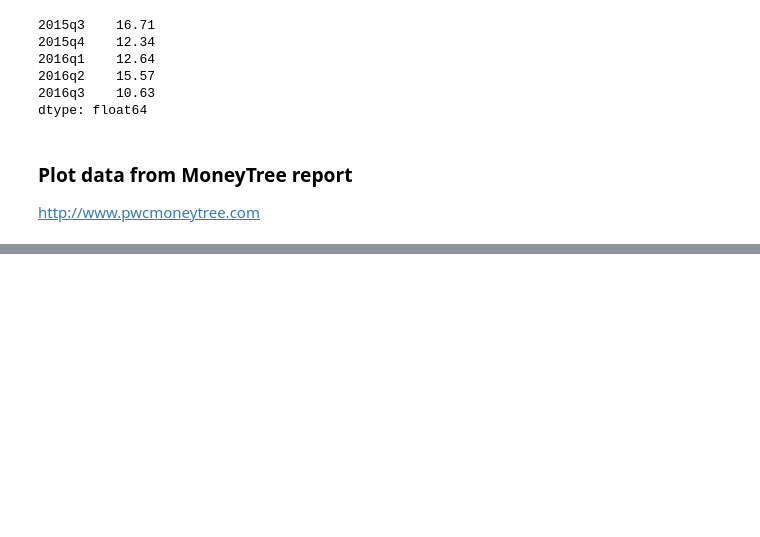
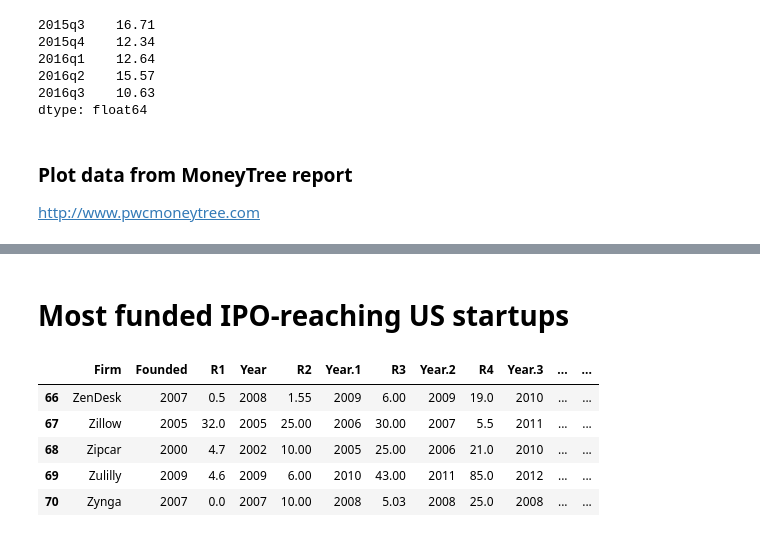
Before and after one commit to DavidDobr/icef_thesis, a Jupyter notebook: dobrinskiy_thesis_v2_october.ipynb, the cells around one changed output, grey strips where cells are left out. Saved outputs shown, nothing was run; the diff lists cells and outputs as text; code cells hidden in the pictures; blank space fills up the shorter version.

Commit message:
Add files via upload
Adding new Dataset, slicing & OLS

```diff
--- a/dobrinskiy_thesis_v2_october.ipynb
+++ b/dobrinskiy_thesis_v2_october.ipynb
@@ -481,0 +258,16 @@ y~X9 -0.95
+# %% [markdown]
+# Most funded IPO-reaching US startups
+# %%
+# data from Founder Collective
+# http://www.foundercollective.com/
+ds = ws.datasets['most_funded_ipo.csv']
+frame = ds.to_dataframe()
+most_funded = frame.copy()
+most_funded.tail()
+# %% [output]
+|  | Firm | Founded | R1 | Year | R2 | Year.1 | R3 | Year.2 | R4 | Year.3 | ... | ... |
+| 66 | ZenDesk | 2007 | 0.5 | 2008 | 1.55 | 2009 | 6.00 | 2009 | 19.0 | 2010 | ... | ... |
+| 67 | Zillow | 2005 | 32.0 | 2005 | 25.00 | 2006 | 30.00 | 2007 | 5.5 | 2011 | ... | ... |
+| 68 | Zipcar | 2000 | 4.7 | 2002 | 10.00 | 2005 | 25.00 | 2006 | 21.0 | 2010 | ... | ... |
+| 69 | Zulilly | 2009 | 4.6 | 2009 | 6.00 | 2010 | 43.00 | 2011 | 85.0 | 2012 | ... | ... |
+| 70 | Zynga | 2007 | 0.0 | 2007 | 10.00 | 2008 | 5.03 | 2008 | 25.0 | 2008 | ... | ... |
```
Also changed, not shown: parts of 63 cells of this notebook.
